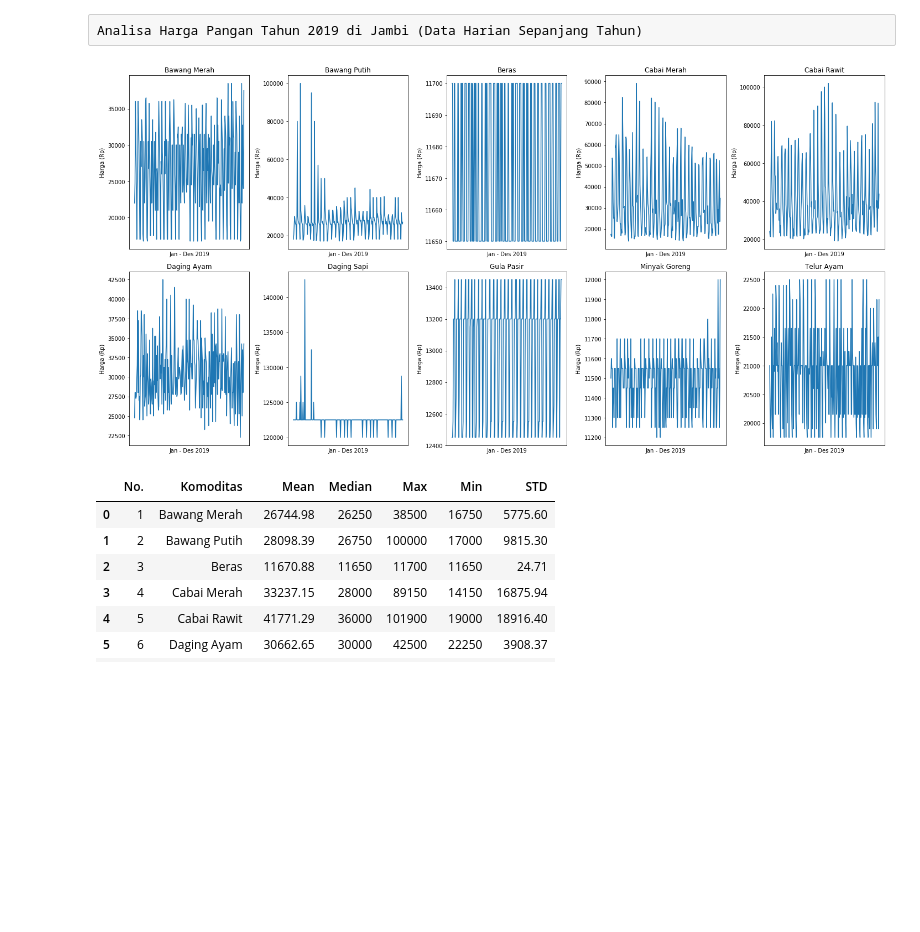
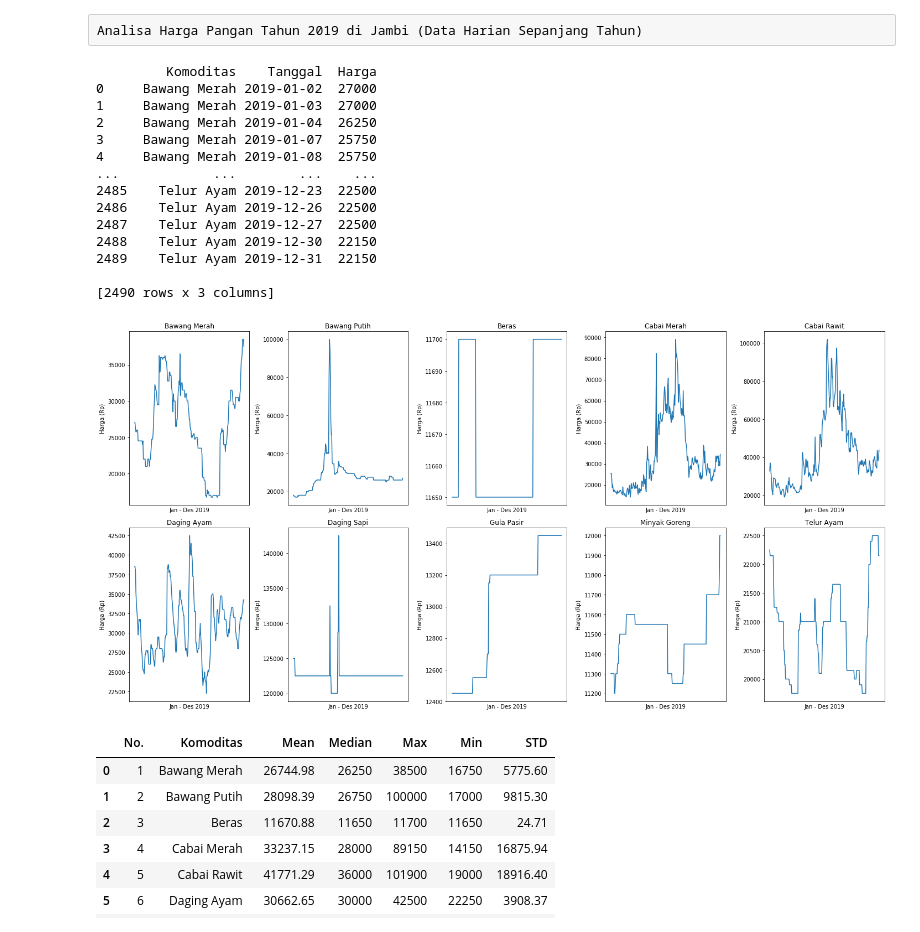
Before and after one commit to sadhityadimas/Data-Science-purpose-project, a Jupyter notebook: Analisis Data harga pangan Jambi Tahun 2019.ipynb, the cells around one changed output. Drawn from its saved outputs; the diff is of its cells as text; code cells hidden in the pictures; blank space fills up the shorter version.

```diff
--- a/Analisis Data harga pangan Jambi Tahun 2019.ipynb
+++ b/Analisis Data harga pangan Jambi Tahun 2019.ipynb
@@ -17,36 +17,54 @@ df.rename(columns={'Komoditas(Rp)' : 'Komoditas'}, inplace=True)
 df = df.drop([1, 2, 3, 4, 5, 6, 8, 10, 11, 13, 15, 17, 19, 20, 22, 23, 25, 26, 27, 29, 30]).reset_index(drop=True)
 
 #df.drop
 #print(df.head())
 df_melt = pd.melt(frame=df, id_vars=['Komoditas'], var_name="Tanggal", value_name='Harga')
+#you have to change the dtype of Tanngal to datetime, and remember python use american date format, we
+#to use indonesia format so dayfirst = True, and datetime object for python pandas always yyyy-mm-dd, so dont worry
+df_melt['Tanggal'] = pd.to_datetime(df_melt['Tanggal'], dayfirst=True)
 df_melt=df_melt.sort_values(by=['Komoditas', 'Tanggal']).reset_index(drop=True)
 df_melt['Harga'] = pd.to_numeric(df_melt['Harga'], downcast='integer')
-#print(df_melt)
+print(df_melt)
 df_pivot = df_melt.pivot(columns='Komoditas', index='Tanggal', values='Harga').reset_index()
-df_pivot['Hari'] = df_pivot.Tanggal.str.split('/', expand=True)[0]
+df_pivot['Hari'] = df_pivot['Tanggal'].dt.day
+#df_pivot.Tanggal.str.split('/', expand=True)[0]
 #print(df_pivot)
 
 list_ax = [0, 'ax1', 'ax2', 'ax3', 'ax4', 'ax5', 'ax6', 'ax7', 'ax8', 'ax9', 'ax10']
 columns_df = [0, 'Bawang Merah', 'Bawang Putih', 'Beras', 'Cabai Merah',
        'Cabai Rawit', 'Daging Ayam', 'Daging Sapi', 'Gula Pasir',
        'Minyak Goreng', 'Telur Ayam']
 plt.figure(figsize=(20, 10))
 for i in range(1, 11):
     list_ax[i] = plt.subplot(2, 5, i)
     plt.plot(range(len(df_pivot)), df_pivot[columns_df[i]])
     #list_ax[i].set_xticks(range(52))
     #list_ax[i].set_xticklabels(range(1, 13))
     plt.ylabel('Harga (Rp)')
     plt.title(columns_df[i])
     plt.xticks(rotation=90)
     plt.xlabel('Jan - Des 2019')
     plt.xticks([])
 plt.subplots_adjust(top=0.946, bottom=0.059, left=0.059, right=0.989, hspace=0.228, wspace=0.556)
 plt.tight_layout()
 plt.savefig('tes33.png')
 plt.show()
 # %% [output]
+         Komoditas    Tanggal  Harga
+0     Bawang Merah 2019-01-02  27000
+1     Bawang Merah 2019-01-03  27000
+2     Bawang Merah 2019-01-04  26250
+3     Bawang Merah 2019-01-07  25750
+4     Bawang Merah 2019-01-08  25750
+...            ...        ...    ...
+2485    Telur Ayam 2019-12-23  22500
+2486    Telur Ayam 2019-12-26  22500
+2487    Telur Ayam 2019-12-27  22500
+2488    Telur Ayam 2019-12-30  22150
+2489    Telur Ayam 2019-12-31  22150
+
+[2490 rows x 3 columns]
-[figure, old version]
+[figure, new version]
 # %%
 #Agregat
 df_mean = df_melt.groupby('Komoditas').Harga.mean().round(2).reset_index()
```
Also changed, not shown: parts of 1 cell of this notebook.
